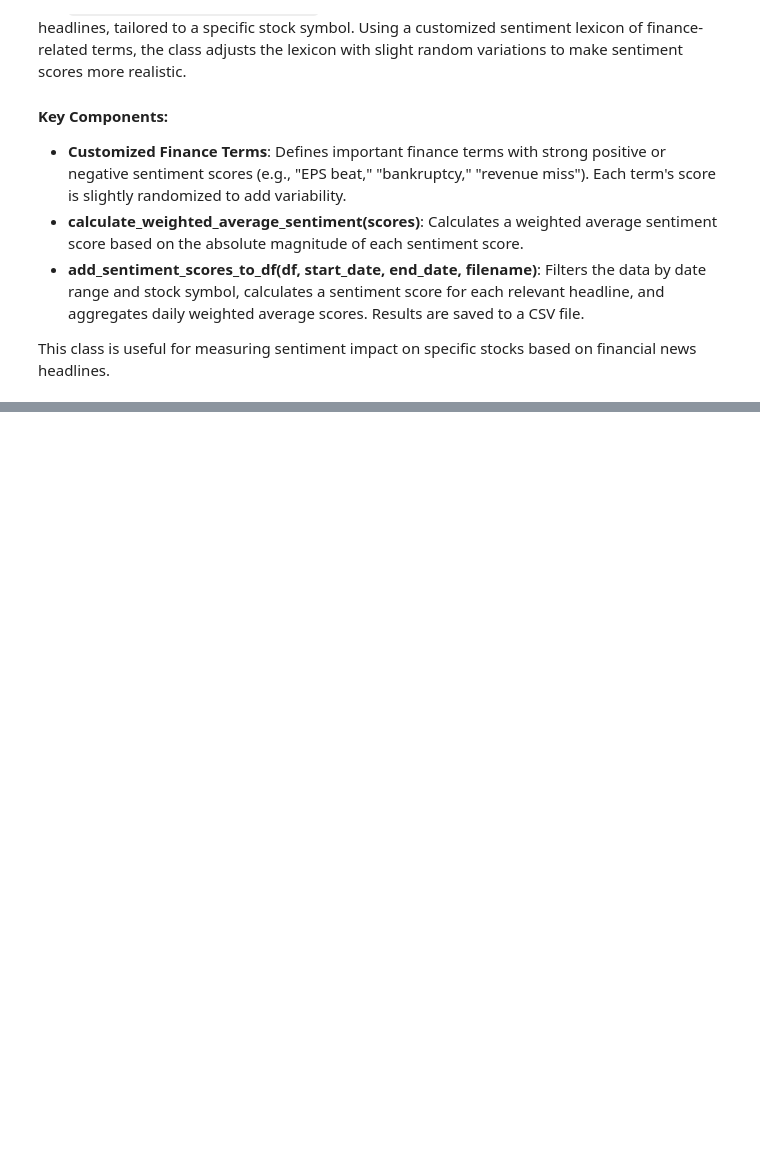
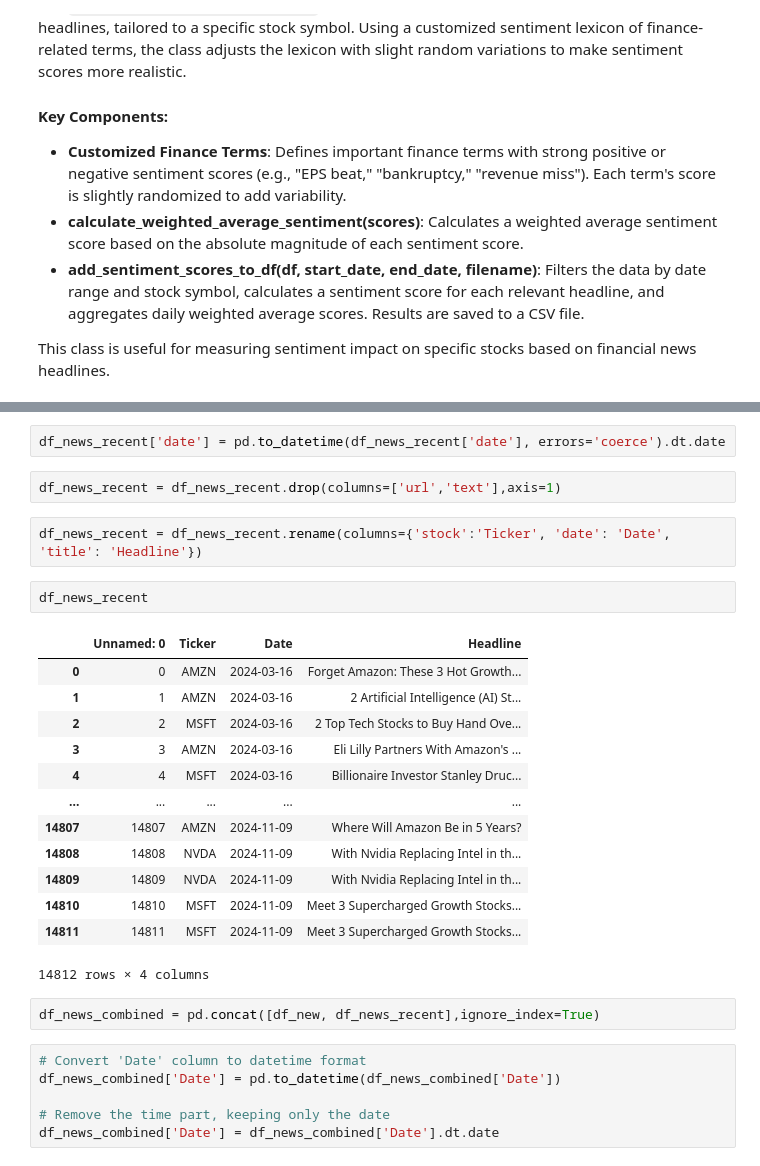
Before and after one commit to rishabhtyagi989/SIGNS_2024, a Jupyter notebook: finance_sentiment_score.ipynb, the cells around one changed output, grey strips where cells are left out. Cells and saved outputs as stored; diff of their text form; blank space fills up the shorter version.

```diff
--- a/finance_sentiment_score.ipynb
+++ b/finance_sentiment_score.ipynb
@@ -495,0 +599,30 @@ Sentiment scores saved to stock_news_sentiment_analysis_results_AMZN.csv
+# %%
+df_news_recent['date'] = pd.to_datetime(df_news_recent['date'], errors='coerce').dt.date
+# %%
+df_news_recent = df_news_recent.drop(columns=['url','text'],axis=1)
+# %%
+df_news_recent = df_news_recent.rename(columns={'stock':'Ticker', 'date': 'Date', 'title': 'Headline'})
+# %%
+df_news_recent
+# %% [output]
+|  | Unnamed: 0 | Ticker | Date | Headline |
+| 0 | 0 | AMZN | 2024-03-16 | Forget Amazon: These 3 Hot Growth... |
+| 1 | 1 | AMZN | 2024-03-16 | 2 Artificial Intelligence (AI) St... |
+| 2 | 2 | MSFT | 2024-03-16 | 2 Top Tech Stocks to Buy Hand Ove... |
+| 3 | 3 | AMZN | 2024-03-16 | Eli Lilly Partners With Amazon's ... |
+| 4 | 4 | MSFT | 2024-03-16 | Billionaire Investor Stanley Druc... |
+| ... | ... | ... | ... | ... |
+| 14807 | 14807 | AMZN | 2024-11-09 | Where Will Amazon Be in 5 Years? |
+| 14808 | 14808 | NVDA | 2024-11-09 | With Nvidia Replacing Intel in th... |
+| 14809 | 14809 | NVDA | 2024-11-09 | With Nvidia Replacing Intel in th... |
+| 14810 | 14810 | MSFT | 2024-11-09 | Meet 3 Supercharged Growth Stocks... |
+| 14811 | 14811 | MSFT | 2024-11-09 | Meet 3 Supercharged Growth Stocks... |
+14812 rows × 4 columns
+# %%
+df_news_combined = pd.concat([df_new, df_news_recent],ignore_index=True)
+# %%
+# Convert 'Date' column to datetime format
+df_news_combined['Date'] = pd.to_datetime(df_news_combined['Date'])
+
+# Remove the time part, keeping only the date
+df_news_combined['Date'] = df_news_combined['Date'].dt.date
```
Also changed, not shown: parts of 16 cells of this notebook, 1 other file.
